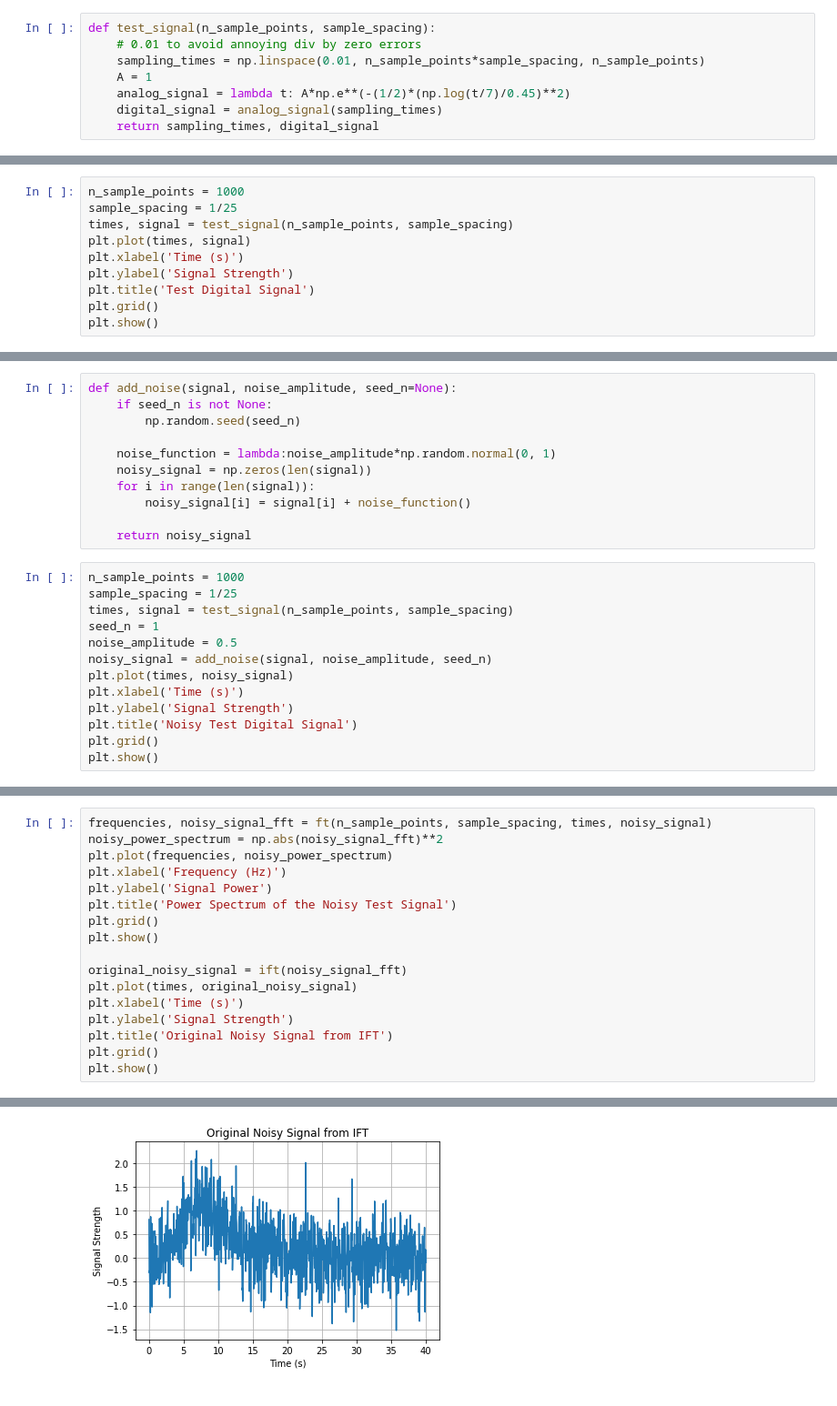
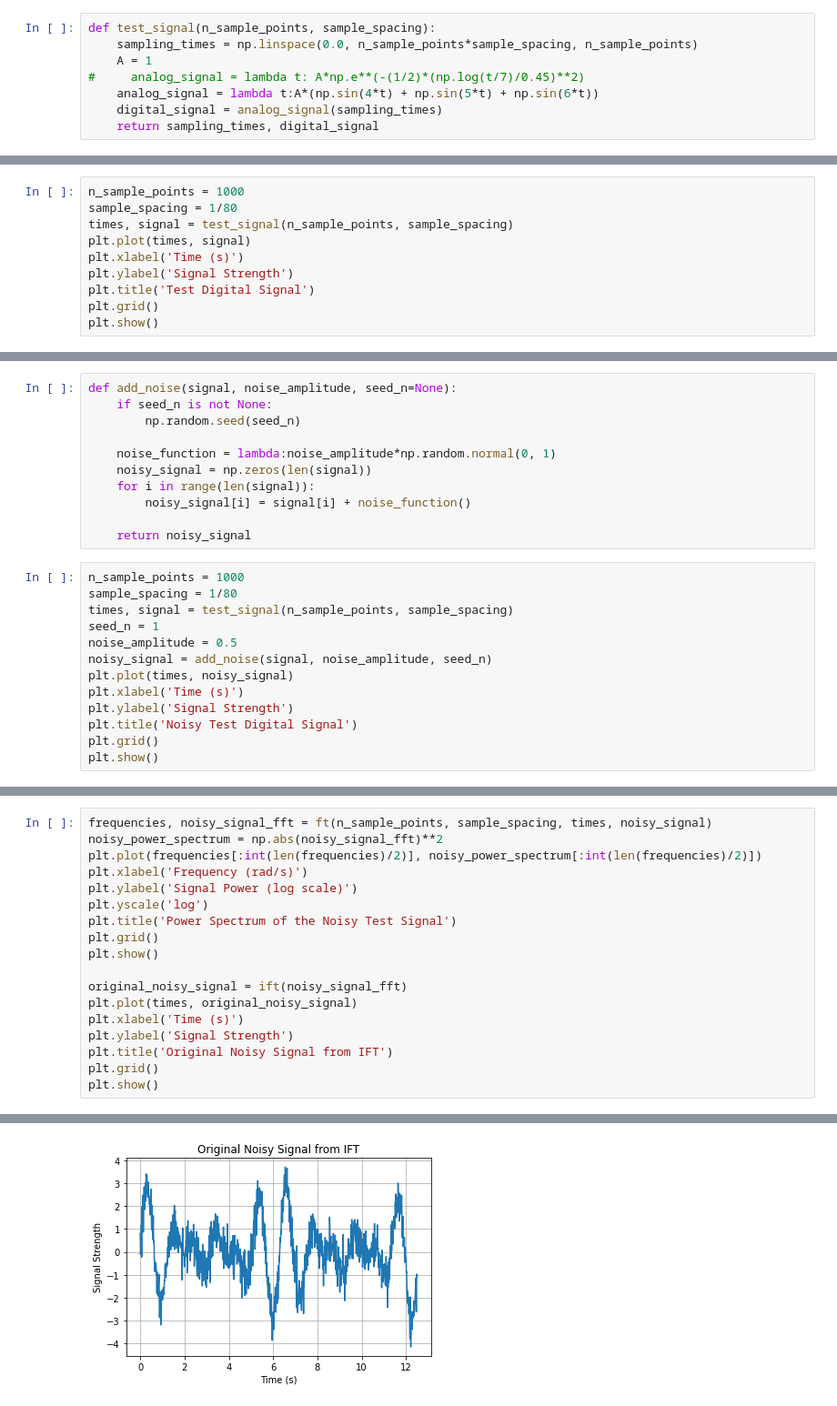
Before and after one commit to JSheare/Computational-Physics, a Jupyter notebook: Final Project.ipynb, the cells around one changed output, grey strips where cells are left out. Shown at 91% size. Drawn from its saved outputs; the diff is of its cells as text.

```diff
--- a/Final Project.ipynb
+++ b/Final Project.ipynb
@@ -8,10 +8,10 @@ import scipy.stats as stats
 import matplotlib.pyplot as plt
 # %%
 def test_signal(n_sample_points, sample_spacing):
-    # 0.01 to avoid annoying div by zero errors
-    sampling_times = np.linspace(0.01, n_sample_points*sample_spacing, n_sample_points)
+    sampling_times = np.linspace(0.0, n_sample_points*sample_spacing, n_sample_points)
     A = 1
-    analog_signal = lambda t: A*np.e**(-(1/2)*(np.log(t/7)/0.45)**2)
+#     analog_signal = lambda t: A*np.e**(-(1/2)*(np.log(t/7)/0.45)**2)
+    analog_signal = lambda t:A*(np.sin(4*t) + np.sin(5*t) + np.sin(6*t))
     digital_signal = analog_signal(sampling_times)
     return sampling_times, digital_signal
 # %%
@@ -25,7 +25,7 @@ def ift(signal_fft):
     return signal
 # %%
 n_sample_points = 1000
-sample_spacing = 1/25
+sample_spacing = 1/80
 times, signal = test_signal(n_sample_points, sample_spacing)
 plt.plot(times, signal)
 plt.xlabel('Time (s)')
@@ -70,7 +73,7 @@ def add_noise(signal, noise_amplitude, seed_n=None):
     return noisy_signal
 # %%
 n_sample_points = 1000
-sample_spacing = 1/25
+sample_spacing = 1/80
 times, signal = test_signal(n_sample_points, sample_spacing)
 seed_n = 1
 noise_amplitude = 0.5
@@ -86,9 +89,10 @@ plt.show()
 # %%
 frequencies, noisy_signal_fft = ft(n_sample_points, sample_spacing, times, noisy_signal)
 noisy_power_spectrum = np.abs(noisy_signal_fft)**2
-plt.plot(frequencies, noisy_power_spectrum)
-plt.xlabel('Frequency (Hz)')
-plt.ylabel('Signal Power')
+plt.plot(frequencies[:int(len(frequencies)/2)], noisy_power_spectrum[:int(len(frequencies)/2)])
+plt.xlabel('Frequency (rad/s)')
+plt.ylabel('Signal Power (log scale)')
+plt.yscale('log')
 plt.title('Power Spectrum of the Noisy Test Signal')
 plt.grid()
 plt.show()
@@ -105 +109 @@ plt.show()
-[figure, old version]
+[figure, new version]
```
Also changed, not shown: parts of 4 cells of this notebook.
